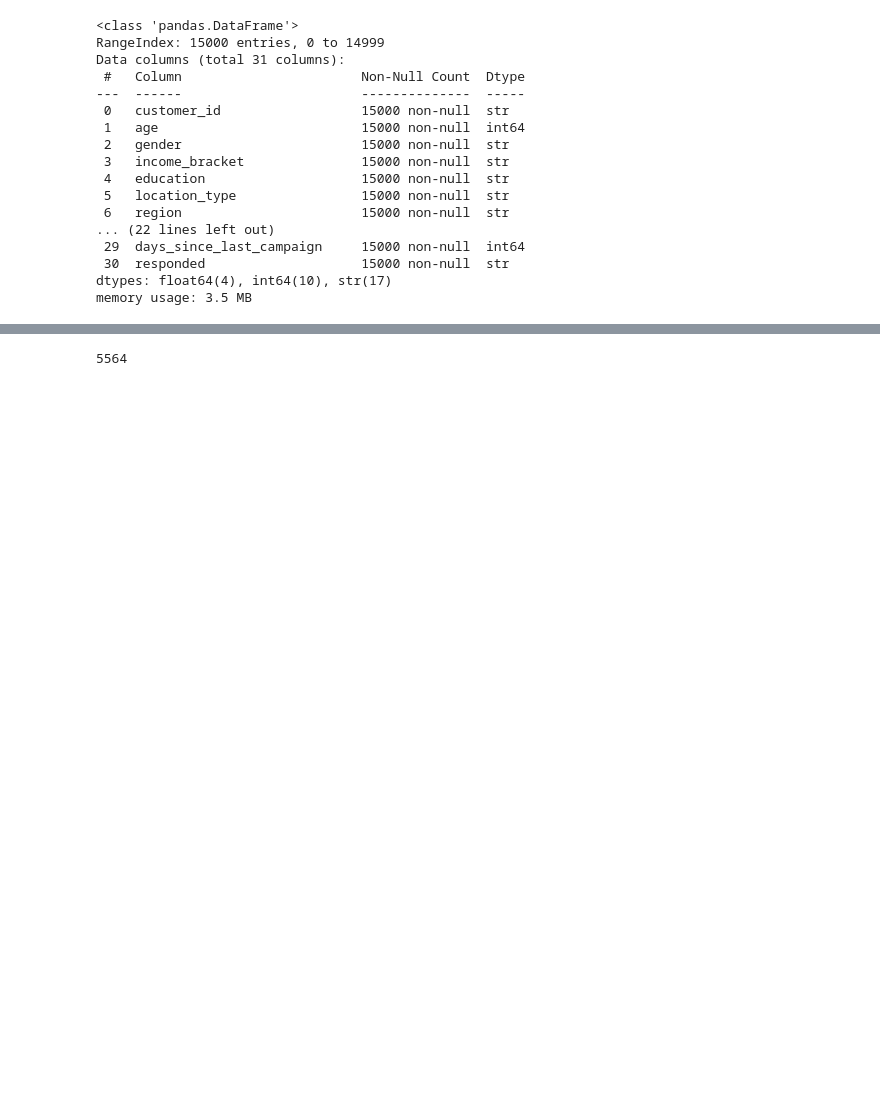
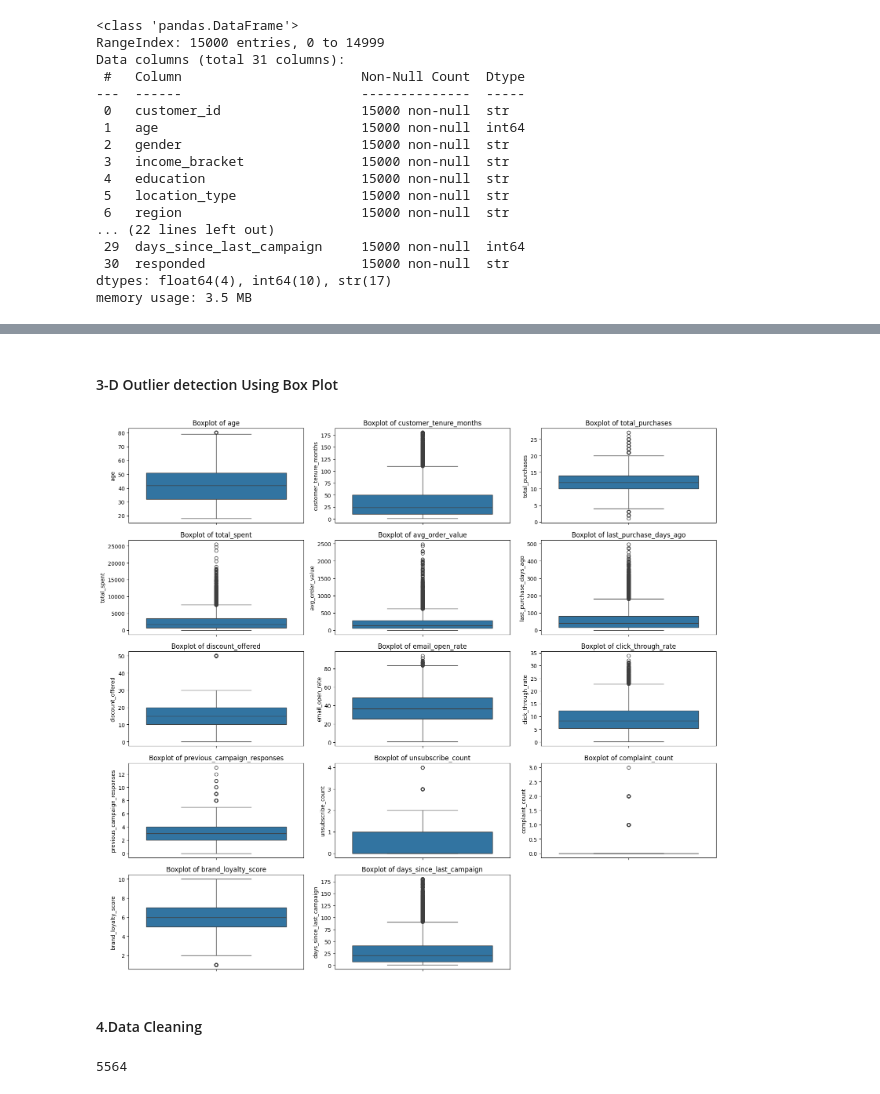
Before and after one commit to Avinaash-02/EDA-Customer, a Jupyter notebook: marketing_campaign.ipynb, the cells around one changed output, grey strips where cells are left out. Drawn from its saved outputs; the diff is of its cells as text; code cells hidden in the pictures; blank space fills up the shorter version.

```diff
--- a/marketing_campaign.ipynb
+++ b/marketing_campaign.ipynb
@@ -53 +117,18 @@ df.describe()
+# %% [markdown]
+#### 3-D Outlier detection Using Box Plot
+# %%
+import matplotlib.pyplot as plt
+import seaborn as sns
+numeric_cols = df.select_dtypes(include=['int64','float64']).columns
+plt.figure(figsize=(16,20))
+for i, col in enumerate(numeric_cols, 1):
+    plt.subplot(7, 3, i)
+    sns.boxplot(data=df, y=col)
+    plt.title(f"Boxplot of {col}")
+plt.tight_layout()
+plt.show()
+# %% [output]
+[figure, added]
+# %% [markdown]
+#### 4.Data Cleaning
 # %%
```
Also changed, not shown: parts of 53 cells of this notebook.
